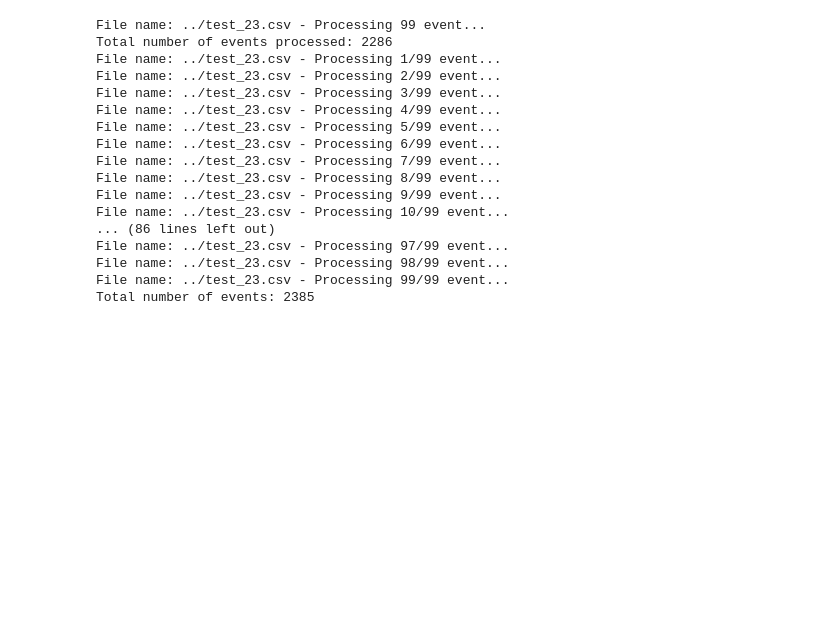
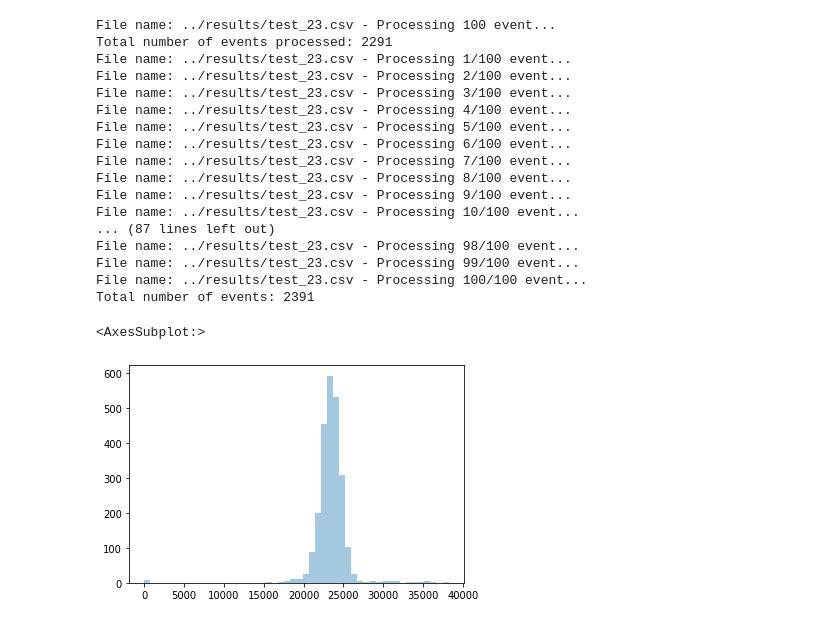
Before and after one commit to hmmurata/MC_Test, a Jupyter notebook: MC_DataAnalysis.ipynb, the cells around one changed output. Saved outputs shown, nothing was run; the diff lists cells and outputs as text; code cells hidden in the pictures; blank space fills up the shorter version.

```diff
--- a/MC_DataAnalysis.ipynb
+++ b/MC_DataAnalysis.ipynb
@@ -21,7 +21,7 @@ ene_y3 = np.zeros(evt_total_est*fl_total) # Energy for each event in channel 3
 
 # Process each csv file
 for chnk in range(fl_total):
-    fth_file = "../test_" + str(chnk) + ".csv" # csv file name
+    fth_file = "../results/test_" + str(chnk) + ".csv" # csv file name
     df = pd.read_csv(fth_file) # Data frame from file
     content = df.values # Data frame to Numpy array
 
@@ -95,23 +95,23 @@ for chnk in range(fl_total):
         evt_acc = evt_acc + 1
 print("Total number of events:",evt_acc)
 # %% [output]
-File name: ../test_23.csv - Processing 99 event...
-Total number of events processed: 2286
-File name: ../test_23.csv - Processing 1/99 event...
-File name: ../test_23.csv - Processing 2/99 event...
-File name: ../test_23.csv - Processing 3/99 event...
-File name: ../test_23.csv - Processing 4/99 event...
-File name: ../test_23.csv - Processing 5/99 event...
-File name: ../test_23.csv - Processing 6/99 event...
-File name: ../test_23.csv - Processing 7/99 event...
-File name: ../test_23.csv - Processing 8/99 event...
-File name: ../test_23.csv - Processing 9/99 event...
-File name: ../test_23.csv - Processing 10/99 event...
-... (86 lines left out)
-File name: ../test_23.csv - Processing 97/99 event...
-File name: ../test_23.csv - Processing 98/99 event...
-File name: ../test_23.csv - Processing 99/99 event...
-Total number of events: 2385
+File name: ../results/test_23.csv - Processing 100 event...
+Total number of events processed: 2291
+File name: ../results/test_23.csv - Processing 1/100 event...
+File name: ../results/test_23.csv - Processing 2/100 event...
+File name: ../results/test_23.csv - Processing 3/100 event...
+File name: ../results/test_23.csv - Processing 4/100 event...
+File name: ../results/test_23.csv - Processing 5/100 event...
+File name: ../results/test_23.csv - Processing 6/100 event...
+File name: ../results/test_23.csv - Processing 7/100 event...
+File name: ../results/test_23.csv - Processing 8/100 event...
+File name: ../results/test_23.csv - Processing 9/100 event...
+File name: ../results/test_23.csv - Processing 10/100 event...
+... (87 lines left out)
+File name: ../results/test_23.csv - Processing 98/100 event...
+File name: ../results/test_23.csv - Processing 99/100 event...
+File name: ../results/test_23.csv - Processing 100/100 event...
+Total number of events: 2391
 # %%
 # Save energy data
 dataset =pd.DataFrame({'ene_y1': ene_y1, 'ene_y3': ene_y3})
@@ -125,6 +125,13 @@ df = pd.read_csv(ene_file) # Data frame from file
 content = df.values
 ene_y1 = np.array(content[:,1])
 ene_y3 = np.array(content[:,2])
+# %%
+import seaborn as sns
+
+sns.distplot(ene_y1, kde=False)
+# %% [output]
+<AxesSubplot:>
+[figure, added]
 # %%
 # Data analysis from pulses energy data
 # 1-) Peak finder from energy spectra. This peak in x-axix will be the 511 keV
```
Also changed, not shown: parts of 5 cells of this notebook, 7 other files.
